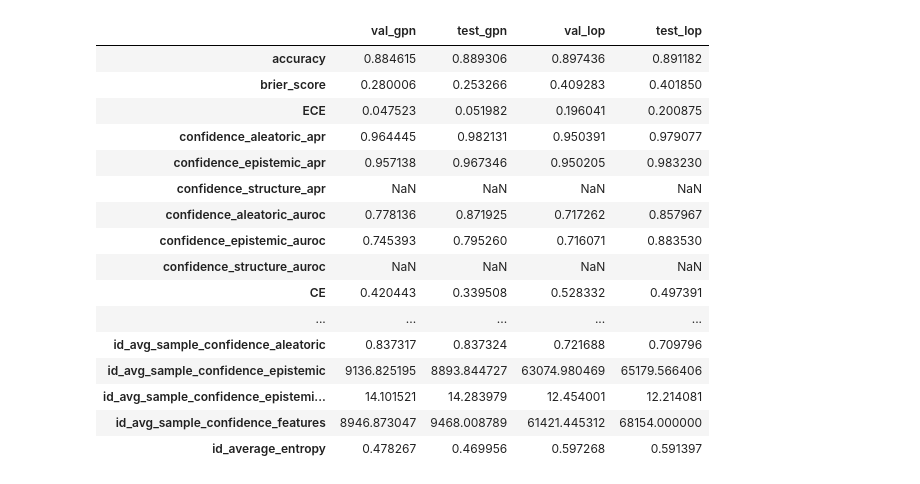
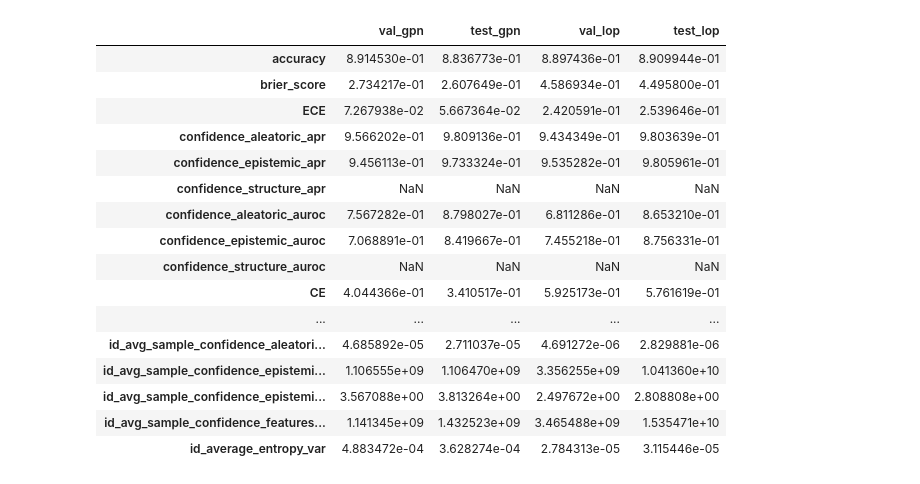
Before and after one commit to Cortys/gpn-extensions, a Jupyter notebook: test.ipynb, the cells around one changed output. Saved outputs shown, nothing was run; the diff lists cells and outputs as text; code cells hidden in the pictures.

Commit message:
using multiple_run_experiment

```diff
--- a/test.ipynb
+++ b/test.ipynb
@@ -17,4 +12,5 @@ To enable the following instructions: AVX2 AVX512F AVX512_VNNI AVX512_BF16 FMA,
 # %%
+from gpn.experiments.multiple_run_experiment import MultipleRunExperiment
 from gpn.utils.config import (
     DataConfiguration,
     ModelConfiguration,
@@ -31,6 +27,8 @@ def create_experiment(model_name):
         save_model=True,
         gpu=0,
         experiment_name="ood_loc",
+        num_inits=3,
+        num_splits=10
     )
     data_cfg = DataConfiguration(
         dataset="CoraML",
@@ -82,7 +80,7 @@ def create_experiment(model_name):
         weight_decay=0.001,
     )
 
-    return exp.TransductiveExperiment(run_cfg, data_cfg, model_cfg, train_cfg)
+    return MultipleRunExperiment(run_cfg, data_cfg, model_cfg, train_cfg)
 
 
 gpn_e = create_experiment("GPN")
@@ -191,31 +91,34 @@ Early stopping after epoch 187 (patience 50).
 # %%
 import pandas as pd
 from gpn.utils.utils import results_dict_to_df
 
 df_lop = results_dict_to_df(res_lop)
 df = results_dict_to_df(res)
 
-pd.DataFrame(dict(
-    val_gpn=df["val"],
-    test_gpn=df["test"],
-    val_lop=df_lop["val"],
-    test_lop=df_lop["test"]
-))
+pd.set_option("display.max_rows", None)
+pd.DataFrame(
+    dict(
+        val_gpn=df["val"],
+        test_gpn=df["test"],
+        val_lop=df_lop["val"],
+        test_lop=df_lop["test"],
+    )
+)
 # %% [output]
 |  | val_gpn | test_gpn | val_lop | test_lop |
-| accuracy | 0.884615 | 0.889306 | 0.897436 | 0.891182 |
-| brier_score | 0.280006 | 0.253266 | 0.409283 | 0.401850 |
-| ECE | 0.047523 | 0.051982 | 0.196041 | 0.200875 |
-| confidence_aleatoric_apr | 0.964445 | 0.982131 | 0.950391 | 0.979077 |
-| confidence_epistemic_apr | 0.957138 | 0.967346 | 0.950205 | 0.983230 |
+| accuracy | 8.914530e-01 | 8.836773e-01 | 8.897436e-01 | 8.909944e-01 |
+| brier_score | 2.734217e-01 | 2.607649e-01 | 4.586934e-01 | 4.495800e-01 |
+| ECE | 7.267938e-02 | 5.667364e-02 | 2.420591e-01 | 2.539646e-01 |
+| confidence_aleatoric_apr | 9.566202e-01 | 9.809136e-01 | 9.434349e-01 | 9.803639e-01 |
+| confidence_epistemic_apr | 9.456113e-01 | 9.733324e-01 | 9.535282e-01 | 9.805961e-01 |
 | confidence_structure_apr | NaN | NaN | NaN | NaN |
-| confidence_aleatoric_auroc | 0.778136 | 0.871925 | 0.717262 | 0.857967 |
-| confidence_epistemic_auroc | 0.745393 | 0.795260 | 0.716071 | 0.883530 |
+| confidence_aleatoric_auroc | 7.567282e-01 | 8.798027e-01 | 6.811286e-01 | 8.653210e-01 |
+| confidence_epistemic_auroc | 7.068891e-01 | 8.419667e-01 | 7.455218e-01 | 8.756331e-01 |
 | confidence_structure_auroc | NaN | NaN | NaN | NaN |
-| CE | 0.420443 | 0.339508 | 0.528332 | 0.497391 |
+| CE | 4.044366e-01 | 3.410517e-01 | 5.925173e-01 | 5.761619e-01 |
 | ... | ... | ... | ... | ... |
-| id_avg_sample_confidence_aleatoric | 0.837317 | 0.837324 | 0.721688 | 0.709796 |
-| id_avg_sample_confidence_epistemic | 9136.825195 | 8893.844727 | 63074.980469 | 65179.566406 |
-| id_avg_sample_confidence_epistemi... | 14.101521 | 14.283979 | 12.454001 | 12.214081 |
-| id_avg_sample_confidence_features | 8946.873047 | 9468.008789 | 61421.445312 | 68154.000000 |
-| id_average_entropy | 0.478267 | 0.469956 | 0.597268 | 0.591397 |
+| id_avg_sample_confidence_aleatori... | 4.685892e-05 | 2.711037e-05 | 4.691272e-06 | 2.829881e-06 |
+| id_avg_sample_confidence_epistemi... | 1.106555e+09 | 1.106470e+09 | 3.356255e+09 | 1.041360e+10 |
+| id_avg_sample_confidence_epistemi... | 3.567088e+00 | 3.813264e+00 | 2.497672e+00 | 2.808808e+00 |
+| id_avg_sample_confidence_features... | 1.141345e+09 | 1.432523e+09 | 3.465488e+09 | 1.535471e+10 |
+| id_average_entropy_var | 4.883472e-04 | 3.628274e-04 | 2.784313e-05 | 3.115446e-05 |
```
Also changed, not shown: parts of 3 cells of this notebook, 1 other file.
